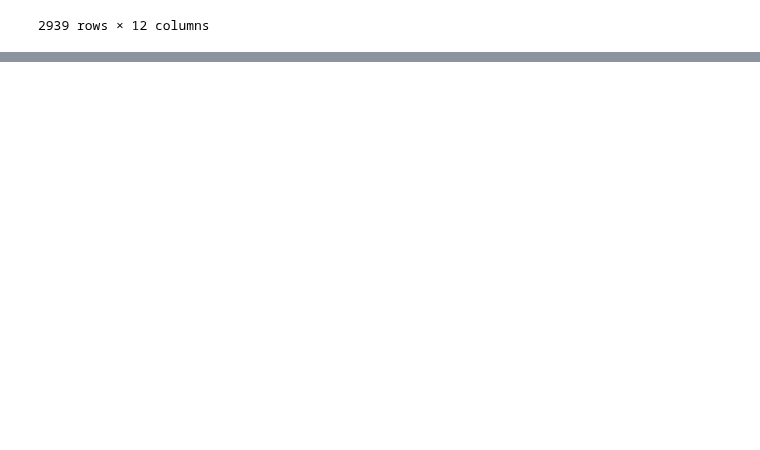
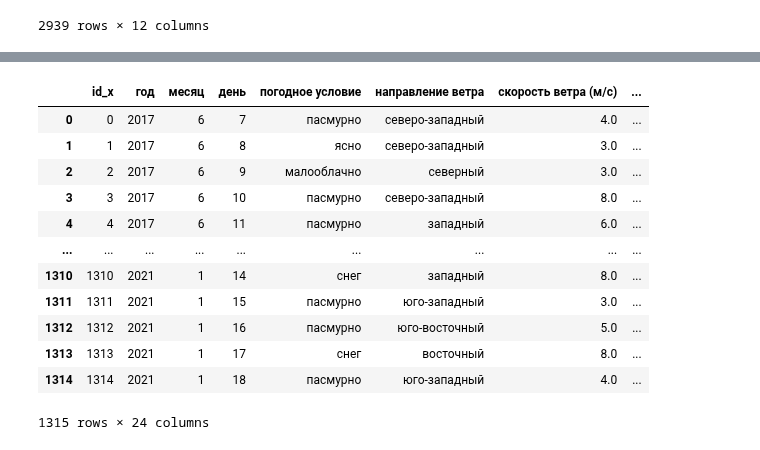
Before and after one commit to SotGE/innopolis2023, a Jupyter notebook: exam/exam.ipynb, the cells around one changed output, grey strips where cells are left out. Saved outputs shown, nothing was run; the diff lists cells and outputs as text; code cells hidden in the pictures; blank space fills up the shorter version.

```diff
--- a/exam/exam.ipynb
+++ b/exam/exam.ipynb
@@ -645,0 +768,21 @@ df
+# %%
+# найду общие даты между ними и обрежу датасеты (объеденение 2х датасетов в один)
+# data_samburg_weather
+# data_oil_well_807
+
+data = data_samburg_weather.merge(data_oil_well_807, how='inner', on=['год', 'месяц', 'день'])
+data
+# %% [output]
+|  | id_x | год | месяц | день | погодное условие | направление ветра | скорость ветра (м/с) | ... |
+| 0 | 0 | 2017 | 6 | 7 | пасмурно | северо-западный | 4.0 | ... |
+| 1 | 1 | 2017 | 6 | 8 | ясно | северо-западный | 3.0 | ... |
+| 2 | 2 | 2017 | 6 | 9 | малооблачно | северный | 3.0 | ... |
+| 3 | 3 | 2017 | 6 | 10 | пасмурно | северо-западный | 8.0 | ... |
+| 4 | 4 | 2017 | 6 | 11 | пасмурно | западный | 6.0 | ... |
+| ... | ... | ... | ... | ... | ... | ... | ... | ... |
+| 1310 | 1310 | 2021 | 1 | 14 | снег | западный | 8.0 | ... |
+| 1311 | 1311 | 2021 | 1 | 15 | пасмурно | юго-западный | 3.0 | ... |
+| 1312 | 1312 | 2021 | 1 | 16 | пасмурно | юго-восточный | 5.0 | ... |
+| 1313 | 1313 | 2021 | 1 | 17 | снег | восточный | 8.0 | ... |
+| 1314 | 1314 | 2021 | 1 | 18 | пасмурно | юго-западный | 4.0 | ... |
+1315 rows × 24 columns
```
Also changed, not shown: parts of 27 cells of this notebook, 1 other file.
